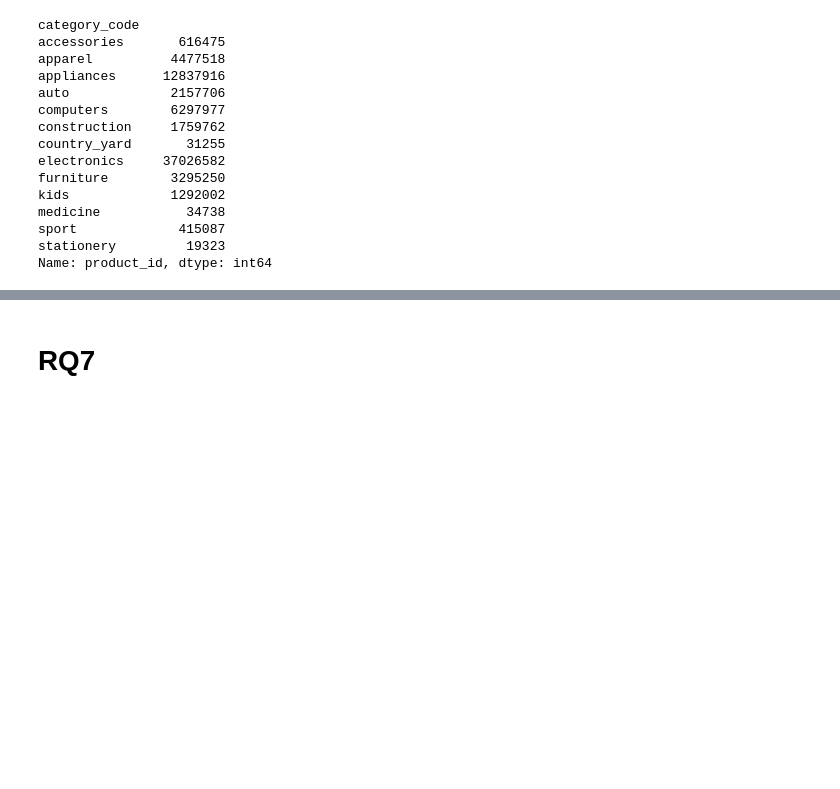
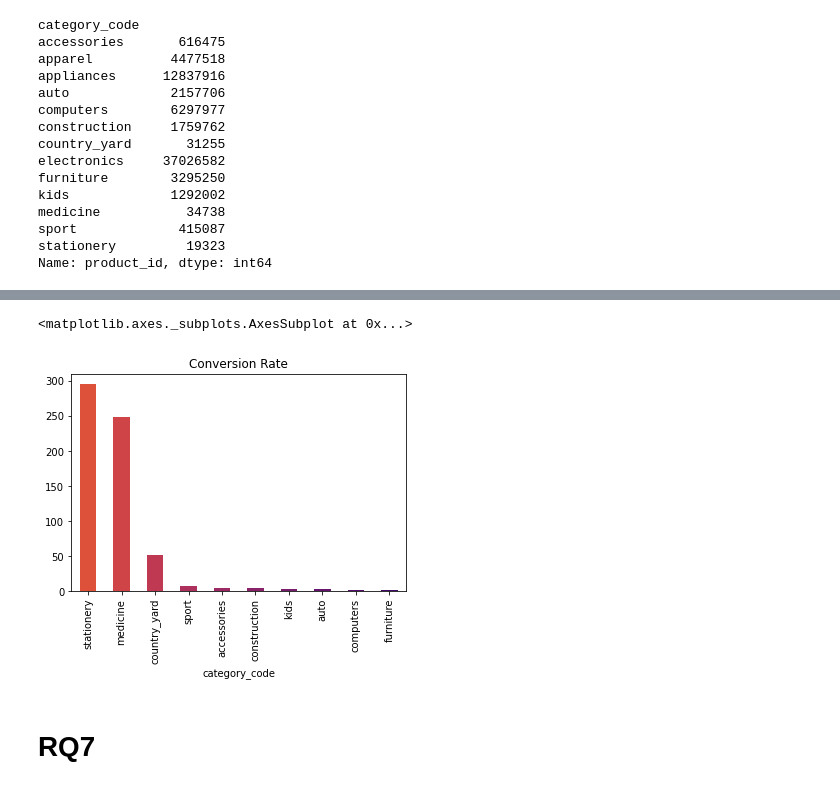
Before and after one commit to LA200/ADM_HW2, a Jupyter notebook: main.ipynb, the cells around one changed output, grey strips where cells are left out. Cells and saved outputs as stored; diff of their text form; code cells hidden in the pictures; blank space fills up the shorter version.

```diff
--- a/main.ipynb
+++ b/main.ipynb
@@ -809,0 +781,4 @@ users
+# %%
+subRQ6 = subRQ6.dropna()
+subRQ6['category_code'] = [el.split('.')[0] for el in list(subRQ6['category_code']) if type(el) == str]
+#df_prod_sold['category_code'] = [el.split('.')[0] for el in list(df_prod_sold['category_code']) if type(el) == str]
@@ -943,3 +979,13 @@ coversion_for_plot = ((coversion_rate_for_categories)*10**8).sort_values(ascendi
+# %%
+from matplotlib import cm
+color = cm.inferno_r(np.linspace(.4, .8, 10))
+# %%
+#Series.plot(*args, **kwargs)
+coversion_for_plot.head(10).plot(kind = 'bar', title = 'Conversion Rate',
+                        color = color)
+# %% [output]
+<matplotlib.axes._subplots.AxesSubplot at 0x...>
+[figure, added]
 # %% [markdown]
 # RQ7
 # %%
```
Also changed, not shown: parts of 18 cells of this notebook, 1 other file.
